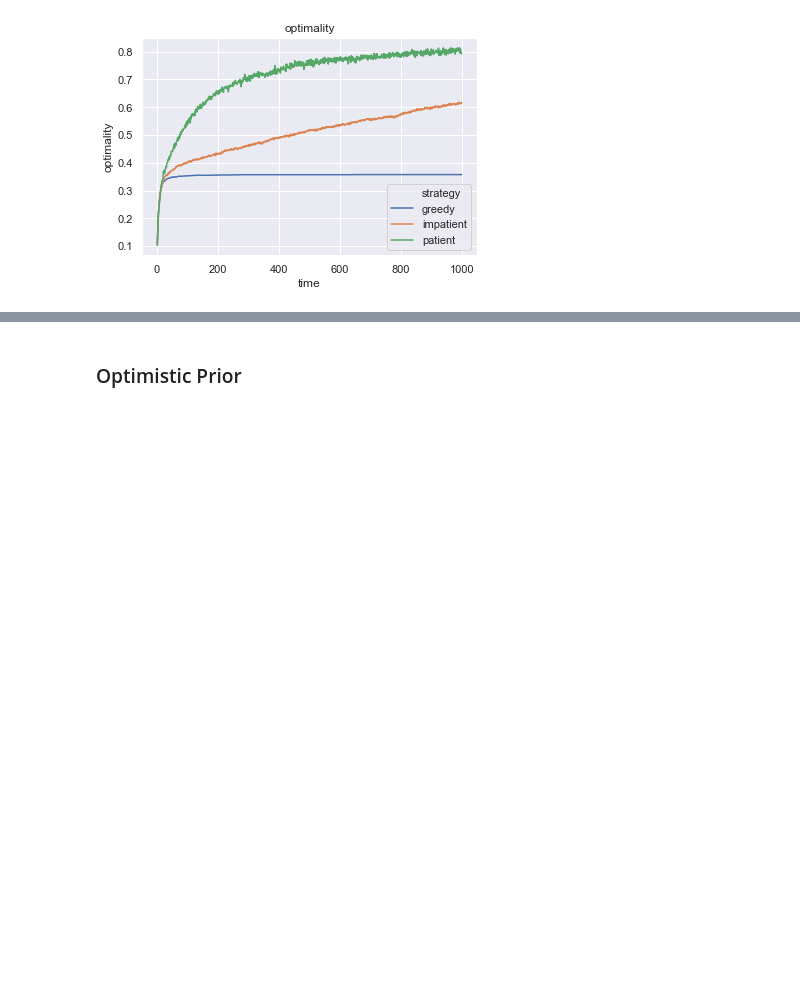
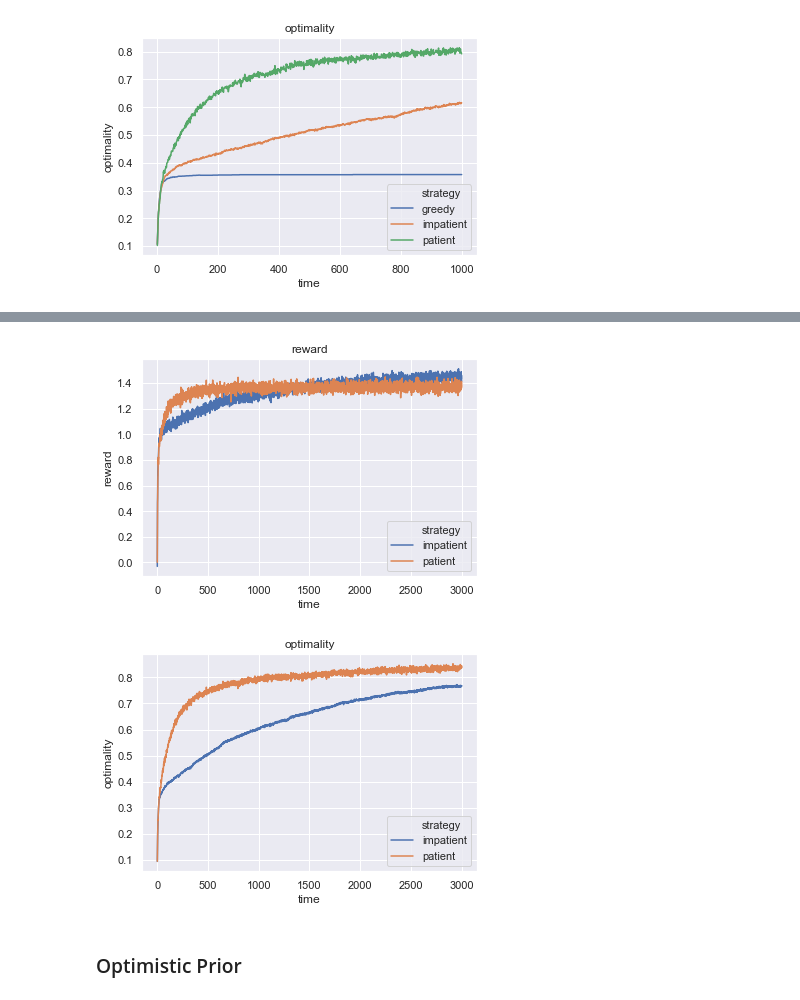
Before and after one commit to rcharan/phutball, a Jupyter notebook: rl/Sutton-Barto.ipynb, the cells around one changed output, grey strips where cells are left out. Drawn from its saved outputs; the diff is of its cells as text; code cells hidden in the pictures; blank space fills up the shorter version.

```diff
--- a/rl/Sutton-Barto.ipynb
+++ b/rl/Sutton-Barto.ipynb
@@ -197,3 +204,14 @@ sim.plots()
 2000/2000 [==============================] - 758s 379ms/step
 [figure]
 [figure]
+# %%
+casino = Casino(10)
+bandits = {
+  'impatient' : Bandit(casino, 0.01),
+  'patient'   : Bandit(casino, 0.1)
+}
+
+# Figure 2.2 (page 29)
+sim = Simulator(bandits, casino, time = 3000, num_runs = 2000).run()
+sim.plots()
+# %% [output]
@@ -200,3 +219,5 @@ sim.plots()
+[figure, added]
+[figure, added]
 # %% [markdown]
 ### Optimistic Prior
 # %%
```
Also changed, not shown: parts of 9 cells of this notebook.
